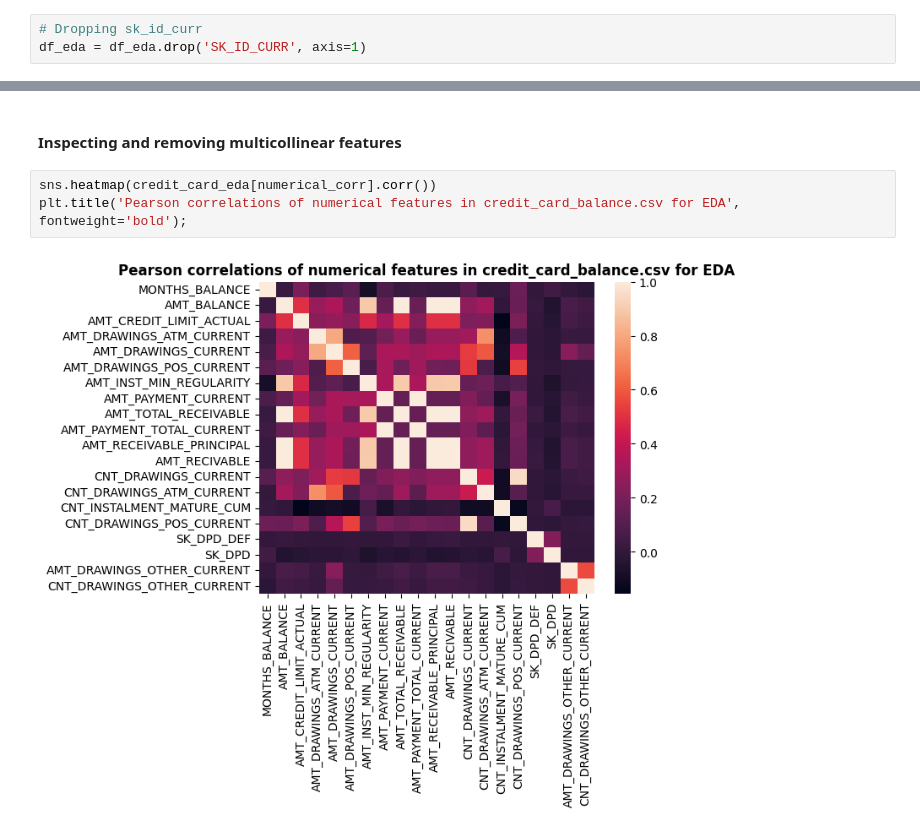
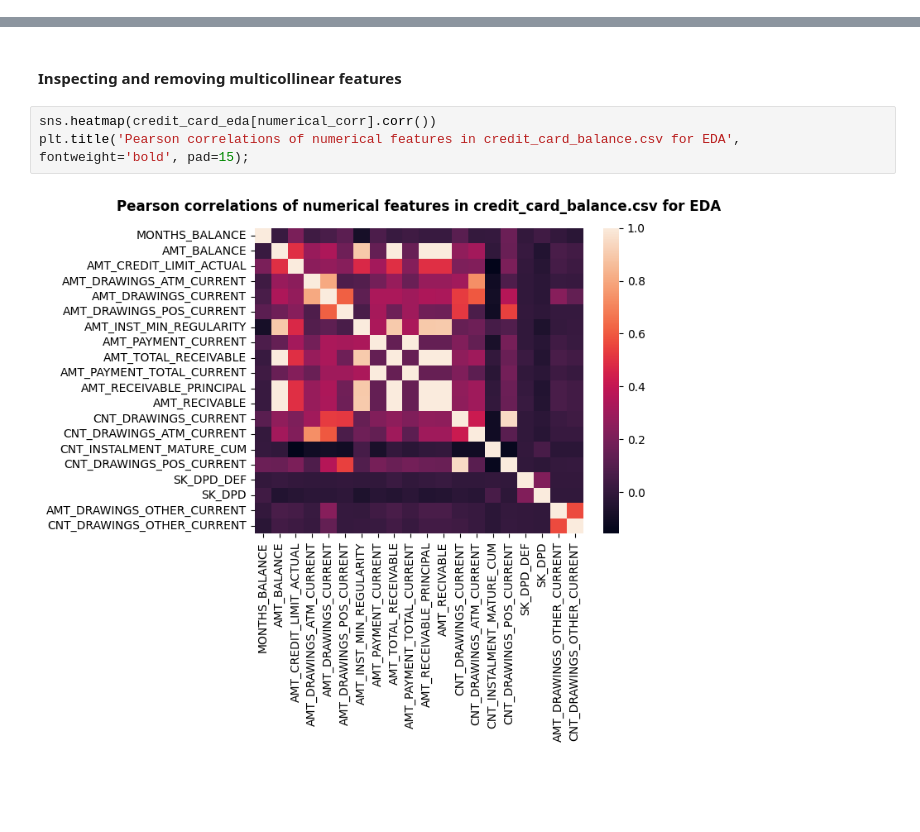
Before and after one commit to malgorzatakolka/HomeCreditDefaultRisk, a Jupyter notebook: EDA_HOME_CREDIT_DATA.ipynb, the cells around one changed output, grey strips where cells are left out. Cells and saved outputs as stored; diff of their text form; blank space fills up the shorter version.

```diff
--- a/EDA_HOME_CREDIT_DATA.ipynb
+++ b/EDA_HOME_CREDIT_DATA.ipynb
@@ -508,9 +540,6 @@ df_eda = pd.merge(X_train, y_train, left_index=True, right_index=True)
 
 # Getting unique values of application identification number for analysis with other tables
 app_id_eda = df_eda['SK_ID_CURR'].unique()
-# %%
-# Dropping sk_id_curr
-df_eda = df_eda.drop('SK_ID_CURR', axis=1)
 # %%
 del df
 # %%
@@ -1784,6 +1819,6 @@ Number of numerical columns that are not correlated with target: 0
 #### Inspecting and removing multicollinear features
 # %%
 sns.heatmap(credit_card_eda[numerical_corr].corr())
-plt.title('Pearson correlations of numerical features in credit_card_balance.csv for EDA', fontweight='bold');
+plt.title('Pearson correlations of numerical features in credit_card_balance.csv for EDA', fontweight='bold', pad=15);
 # %% [output]
-[figure, old version]
+[figure, new version]
```
Also changed, not shown: parts of 96 cells of this notebook, 1 other file.
